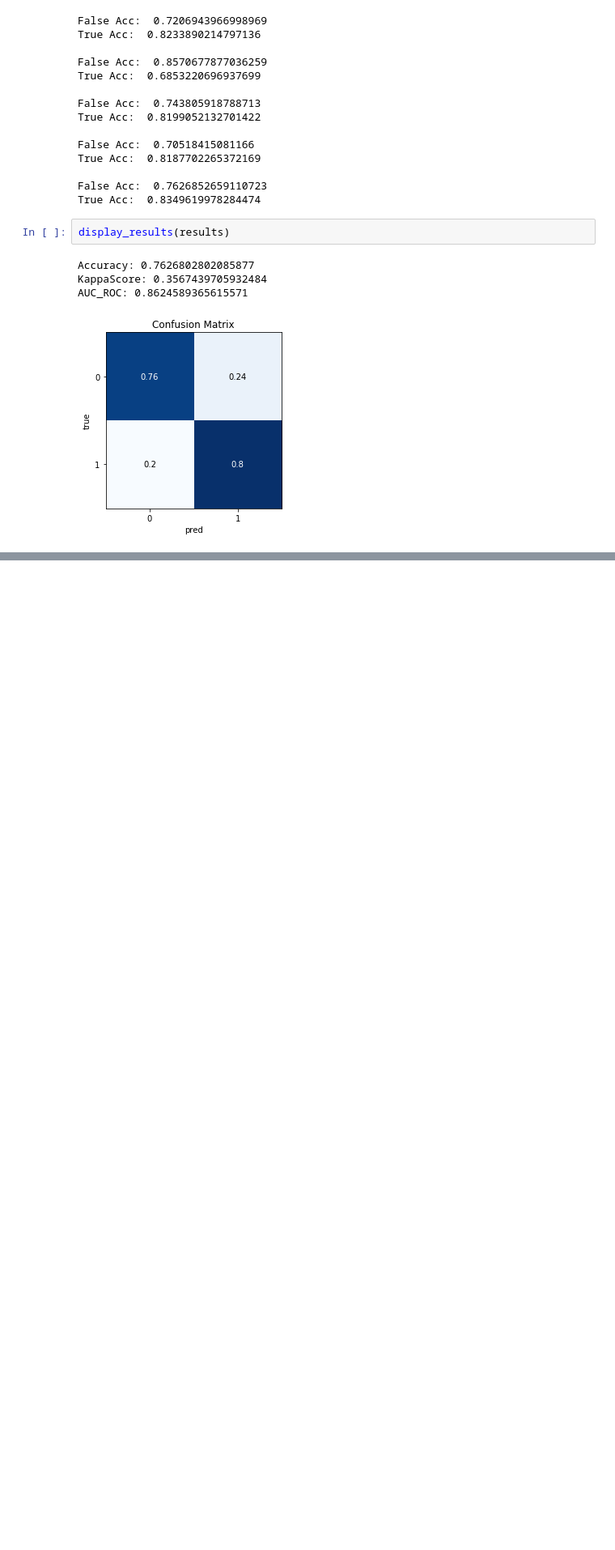
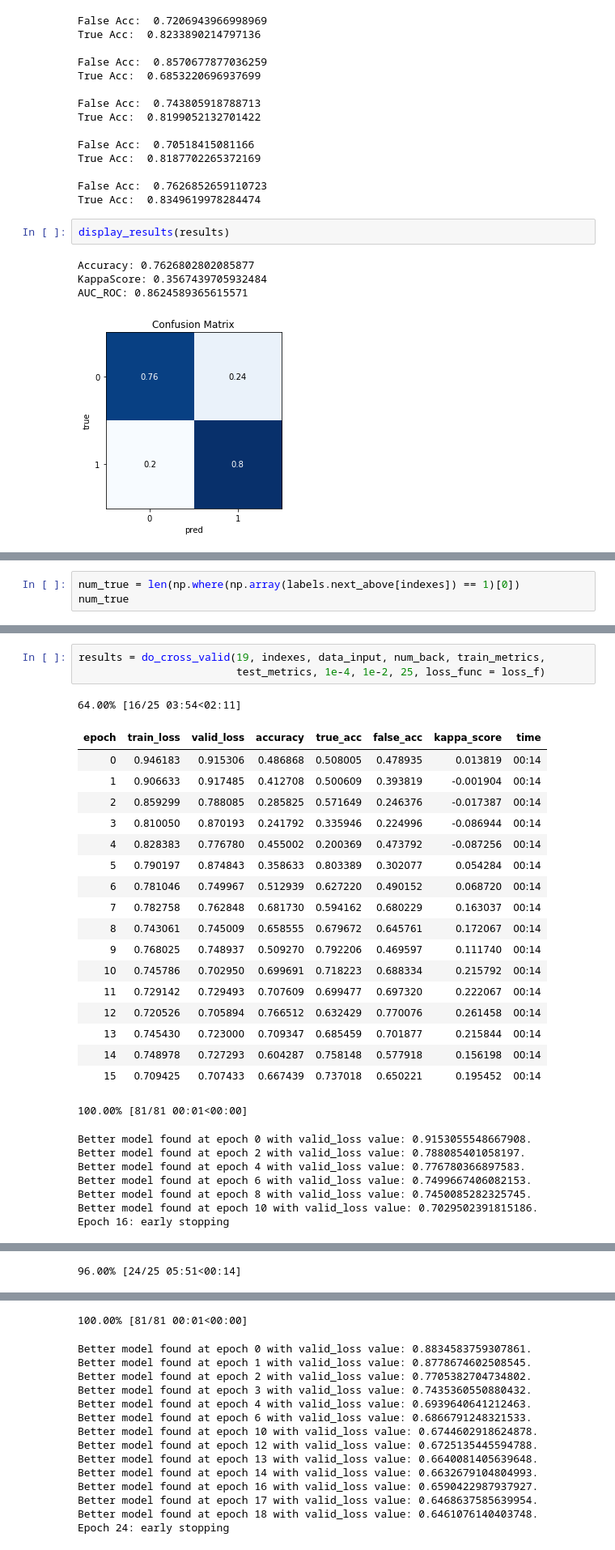
Before and after one commit to aaberbach/LFP_Prediction, a Jupyter notebook: LFP_Peak_Classification_Everything.ipynb, the cells around one changed output, grey strips where cells are left out. Shown at 81% size. Drawn from its saved outputs; the diff is of its cells as text; blank space fills up the shorter version.

```diff
--- a/LFP_Peak_Classification_Everything.ipynb
+++ b/LFP_Peak_Classification_Everything.ipynb
@@ -1066,0 +1118,3 @@ AUC_ROC: 0.8624589365615571
+# %%
+num_true = len(np.where(np.array(labels.next_above[indexes]) == 1)[0])
+num_true
@@ -1066,0 +1199,30 @@ AUC_ROC: 0.8624589365615571
+# %%
+results = do_cross_valid(19, indexes, data_input, num_back, train_metrics,
+                         test_metrics, 1e-4, 1e-2, 25, loss_func = loss_f)
+# %% [output]
+64.00% [16/25 03:54<02:11]
+| epoch | train_loss | valid_loss | accuracy | true_acc | false_acc | kappa_score | time |
+| 0 | 0.946183 | 0.915306 | 0.486868 | 0.508005 | 0.478935 | 0.013819 | 00:14 |
+| 1 | 0.906633 | 0.917485 | 0.412708 | 0.500609 | 0.393819 | -0.001904 | 00:14 |
+| 2 | 0.859299 | 0.788085 | 0.285825 | 0.571649 | 0.246376 | -0.017387 | 00:14 |
+| 3 | 0.810050 | 0.870193 | 0.241792 | 0.335946 | 0.224996 | -0.086944 | 00:14 |
+| 4 | 0.828383 | 0.776780 | 0.455002 | 0.200369 | 0.473792 | -0.087256 | 00:14 |
+| 5 | 0.790197 | 0.874843 | 0.358633 | 0.803389 | 0.302077 | 0.054284 | 00:14 |
+| 6 | 0.781046 | 0.749967 | 0.512939 | 0.627220 | 0.490152 | 0.068720 | 00:14 |
+| 7 | 0.782758 | 0.762848 | 0.681730 | 0.594162 | 0.680229 | 0.163037 | 00:14 |
+| 8 | 0.743061 | 0.745009 | 0.658555 | 0.679672 | 0.645761 | 0.172067 | 00:14 |
+| 9 | 0.768025 | 0.748937 | 0.509270 | 0.792206 | 0.469597 | 0.111740 | 00:14 |
+| 10 | 0.745786 | 0.702950 | 0.699691 | 0.718223 | 0.688334 | 0.215792 | 00:14 |
+| 11 | 0.729142 | 0.729493 | 0.707609 | 0.699477 | 0.697320 | 0.222067 | 00:14 |
+| 12 | 0.720526 | 0.705894 | 0.766512 | 0.632429 | 0.770076 | 0.261458 | 00:14 |
+| 13 | 0.745430 | 0.723000 | 0.709347 | 0.685459 | 0.701877 | 0.215844 | 00:14 |
+| 14 | 0.748978 | 0.727293 | 0.604287 | 0.758148 | 0.577918 | 0.156198 | 00:14 |
+| 15 | 0.709425 | 0.707433 | 0.667439 | 0.737018 | 0.650221 | 0.195452 | 00:14 |
+100.00% [81/81 00:01<00:00]
+Better model found at epoch 0 with valid_loss value: 0.9153055548667908.
+Better model found at epoch 2 with valid_loss value: 0.788085401058197.
+Better model found at epoch 4 with valid_loss value: 0.776780366897583.
+Better model found at epoch 6 with valid_loss value: 0.7499667406082153.
+Better model found at epoch 8 with valid_loss value: 0.7450085282325745.
+Better model found at epoch 10 with valid_loss value: 0.7029502391815186.
+Epoch 16: early stopping
@@ -1066,0 +1230 @@ AUC_ROC: 0.8624589365615571
+96.00% [24/25 05:51<00:14]
@@ -1066,0 +1248,15 @@ AUC_ROC: 0.8624589365615571
+100.00% [81/81 00:01<00:00]
+Better model found at epoch 0 with valid_loss value: 0.8834583759307861.
+Better model found at epoch 1 with valid_loss value: 0.8778674602508545.
+Better model found at epoch 2 with valid_loss value: 0.7705382704734802.
+Better model found at epoch 3 with valid_loss value: 0.7435360550880432.
+Better model found at epoch 4 with valid_loss value: 0.6939640641212463.
+Better model found at epoch 6 with valid_loss value: 0.6866791248321533.
+Better model found at epoch 10 with valid_loss value: 0.6744602918624878.
+Better model found at epoch 12 with valid_loss value: 0.6725135445594788.
+Better model found at epoch 13 with valid_loss value: 0.6640081405639648.
+Better model found at epoch 14 with valid_loss value: 0.6632679104804993.
+Better model found at epoch 16 with valid_loss value: 0.6590422987937927.
+Better model found at epoch 17 with valid_loss value: 0.6468637585639954.
+Better model found at epoch 18 with valid_loss value: 0.6461076140403748.
+Epoch 24: early stopping
```
Also changed, not shown: parts of 32 cells of this notebook.
